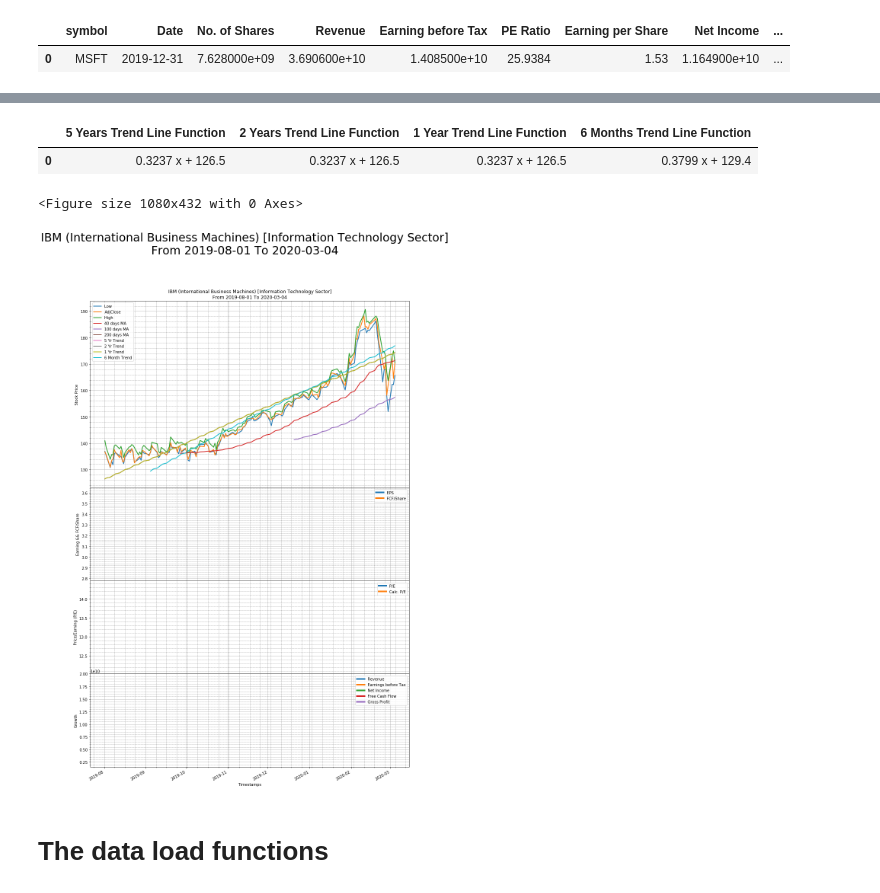
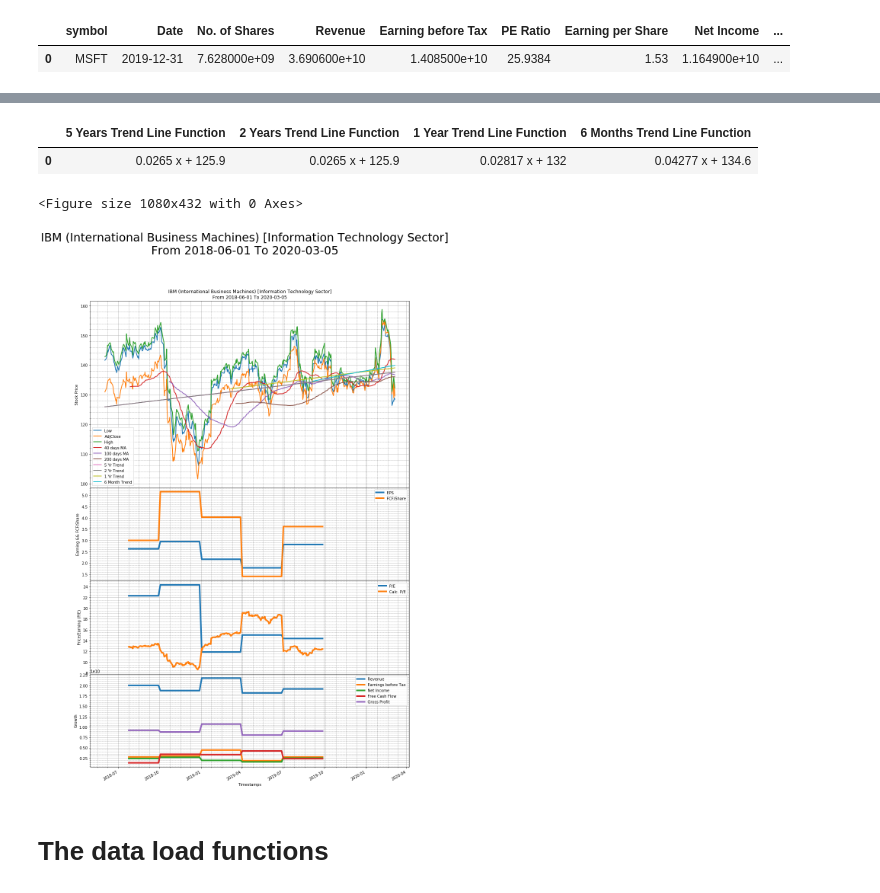
Before and after one commit to sabawi/getstockdata, a Jupyter notebook: test_data.ipynb, the cells around one changed output, grey strips where cells are left out. Saved outputs shown, nothing was run; the diff lists cells and outputs as text; code cells hidden in the pictures.

Commit message:
adding more plotting functions

```diff
--- a/test_data.ipynb
+++ b/test_data.ipynb
@@ -81,13 +84,14 @@ sd.key_stat('ibm')
 | 0 | ibm | 2019-09-30 | 887291199.0 | 1.802800e+10 | 1.522000e+09 | 16.7728 | 1.88 | 1.672000e+09 | ... |
 # %%
 # Plot another stock
-price_df_test = sd.DatesRange(price_df, '2019-06-01')
+price_df = sd.GetStockDataFrame(sd.get_stock())
+price_df_test = sd.DatesRange(price_df, '2018-06-01')
 sd.plot_basic_charts(sd.get_stock(),price_df_test)
 # %% [output]
 |  | 5 Years Trend Line Function | 2 Years Trend Line Function | 1 Year Trend Line Function | 6 Months Trend Line Function |
-| 0 | 0.3237 x + 126.5 | 0.3237 x + 126.5 | 0.3237 x + 126.5 | 0.3799 x + 129.4 |
+| 0 | 0.0265 x + 125.9 | 0.0265 x + 125.9 | 0.02817 x + 132 | 0.04277 x + 134.6 |
 <Figure size 1080x432 with 0 Axes>
-[figure, old version]
+[figure, new version]
 # %% [markdown]
 # The data load functions
 # %%
```
Also changed, not shown: parts of 18 cells of this notebook, 1 other file.
